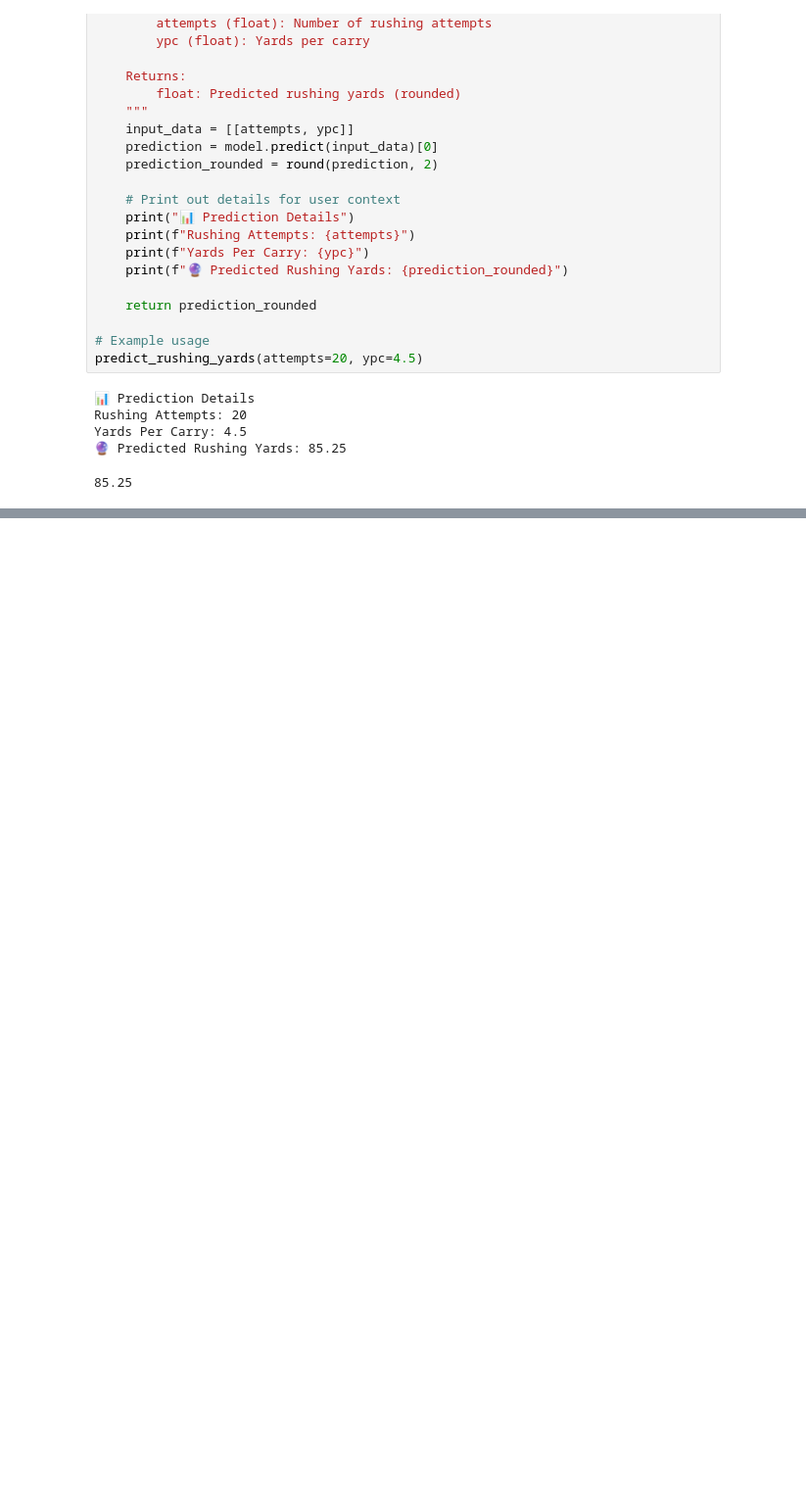
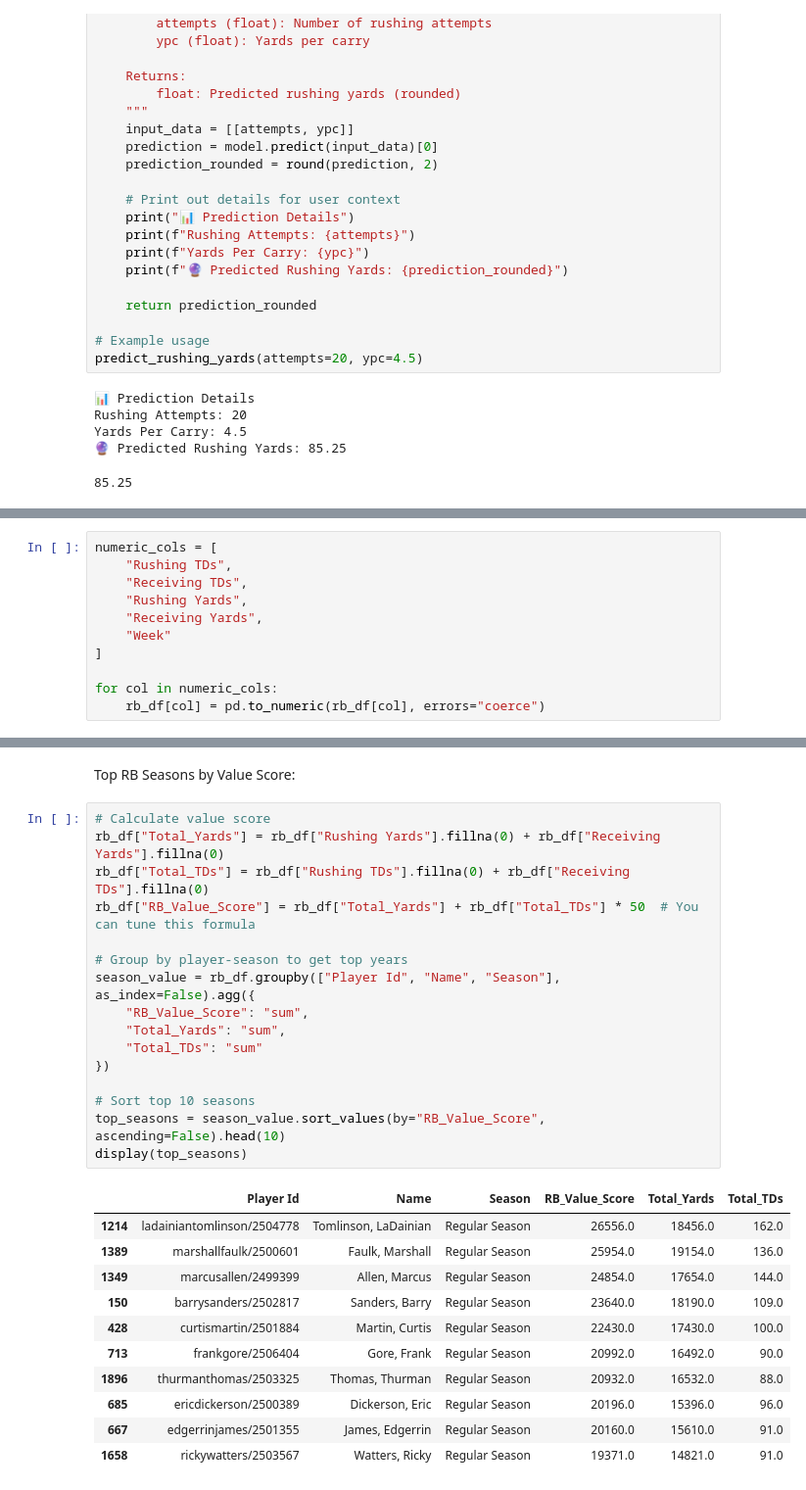
Before and after one commit to Jack-Lewittes/NFL-Analysis, a Jupyter notebook: src/rb_analysis.ipynb, the cells around one changed output, grey strips where cells are left out. Shown at 98% size. Saved outputs shown, nothing was run; the diff lists cells and outputs as text; blank space fills up the shorter version.

```diff
--- a/src/rb_analysis.ipynb
+++ b/src/rb_analysis.ipynb
@@ -226,0 +232,11 @@ Yards Per Carry: 4.5
+# %%
+numeric_cols = [
+    "Rushing TDs",
+    "Receiving TDs",
+    "Rushing Yards",
+    "Receiving Yards",
+    "Week"
+]
+
+for col in numeric_cols:
+    rb_df[col] = pd.to_numeric(rb_df[col], errors="coerce")
@@ -226,0 +266,30 @@ Yards Per Carry: 4.5
+# %% [markdown]
+Top RB Seasons by Value Score:
+# %%
+# Calculate value score
+rb_df["Total_Yards"] = rb_df["Rushing Yards"].fillna(0) + rb_df["Receiving Yards"].fillna(0)
+rb_df["Total_TDs"] = rb_df["Rushing TDs"].fillna(0) + rb_df["Receiving TDs"].fillna(0)
+rb_df["RB_Value_Score"] = rb_df["Total_Yards"] + rb_df["Total_TDs"] * 50  # You can tune this formula
+
+# Group by player-season to get top years
+season_value = rb_df.groupby(["Player Id", "Name", "Season"], as_index=False).agg({
+    "RB_Value_Score": "sum",
+    "Total_Yards": "sum",
+    "Total_TDs": "sum"
+})
+
+# Sort top 10 seasons
+top_seasons = season_value.sort_values(by="RB_Value_Score", ascending=False).head(10)
+display(top_seasons)
+# %% [output]
+|  | Player Id | Name | Season | RB_Value_Score | Total_Yards | Total_TDs |
+| 1214 | ladainiantomlinson/2504778 | Tomlinson, LaDainian | Regular Season | 26556.0 | 18456.0 | 162.0 |
+| 1389 | marshallfaulk/2500601 | Faulk, Marshall | Regular Season | 25954.0 | 19154.0 | 136.0 |
+| 1349 | marcusallen/2499399 | Allen, Marcus | Regular Season | 24854.0 | 17654.0 | 144.0 |
+| 150 | barrysanders/2502817 | Sanders, Barry | Regular Season | 23640.0 | 18190.0 | 109.0 |
+| 428 | curtismartin/2501884 | Martin, Curtis | Regular Season | 22430.0 | 17430.0 | 100.0 |
+| 713 | frankgore/2506404 | Gore, Frank | Regular Season | 20992.0 | 16492.0 | 90.0 |
+| 1896 | thurmanthomas/2503325 | Thomas, Thurman | Regular Season | 20932.0 | 16532.0 | 88.0 |
+| 685 | ericdickerson/2500389 | Dickerson, Eric | Regular Season | 20196.0 | 15396.0 | 96.0 |
+| 667 | edgerrinjames/2501355 | James, Edgerrin | Regular Season | 20160.0 | 15610.0 | 91.0 |
+| 1658 | rickywatters/2503567 | Watters, Ricky | Regular Season | 19371.0 | 14821.0 | 91.0 |
```
Also changed, not shown: parts of 8 cells of this notebook.
